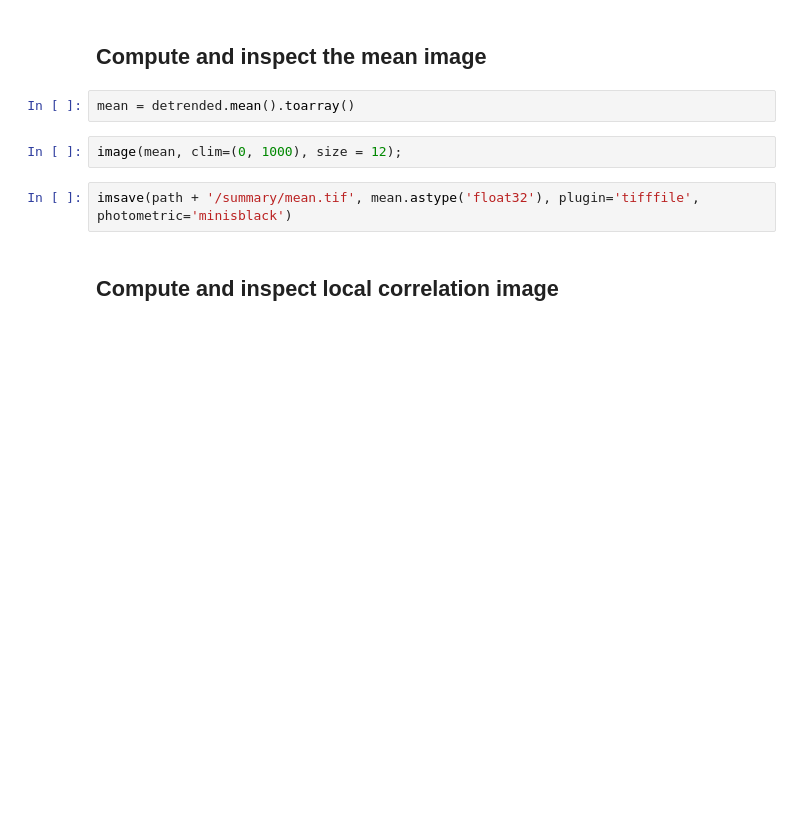
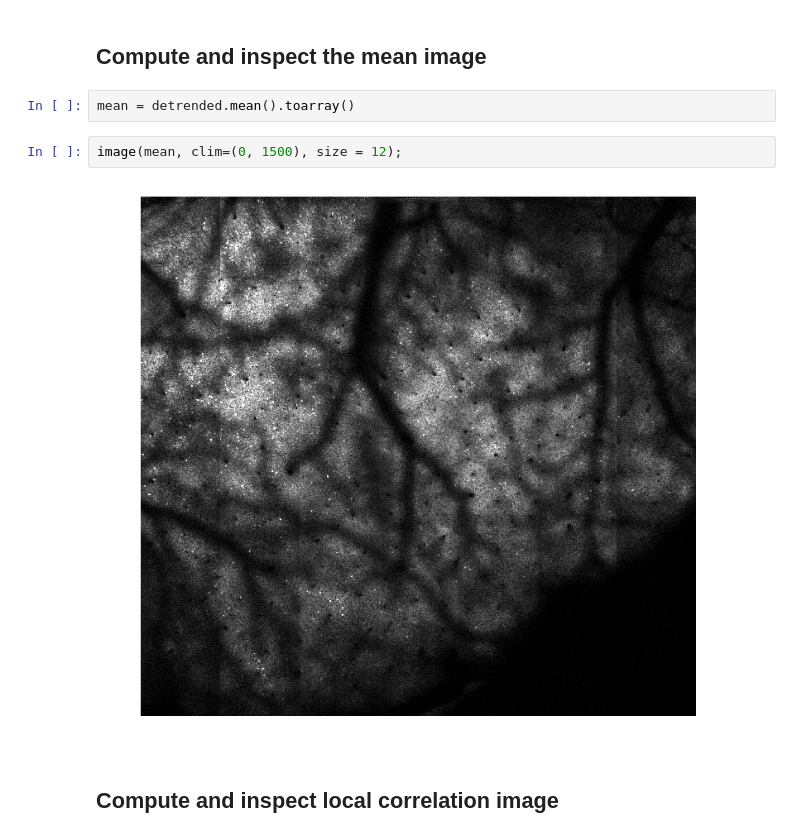
Before and after one commit to sofroniewn/2pRAM-paper, a Jupyter notebook: notebooks/Figure-8_1 functional imaging.ipynb, the cells around one changed output. Drawn from its saved outputs; the diff is of its cells as text; blank space fills up the shorter version.

```diff
--- a/notebooks/Figure-8_1 functional imaging.ipynb
+++ b/notebooks/Figure-8_1 functional imaging.ipynb
@@ -48,9 +47,9 @@ detrended = data.map_as_series(detrend, block_size = (10, 10))
 # %%
 mean = detrended.mean().toarray()
 # %%
-image(mean, clim=(0, 1000), size = 12);
+image(mean, clim=(0, 1500), size = 12);
+# %% [output]
+[figure, added]
-# %%
-imsave(path + '/summary/mean.tif', mean.astype('float32'), plugin='tifffile', photometric='minisblack')
 # %% [markdown]
 ## Compute and inspect local correlation image
 # %%
```
Also changed, not shown: parts of 15 cells of this notebook, 2 other files.
